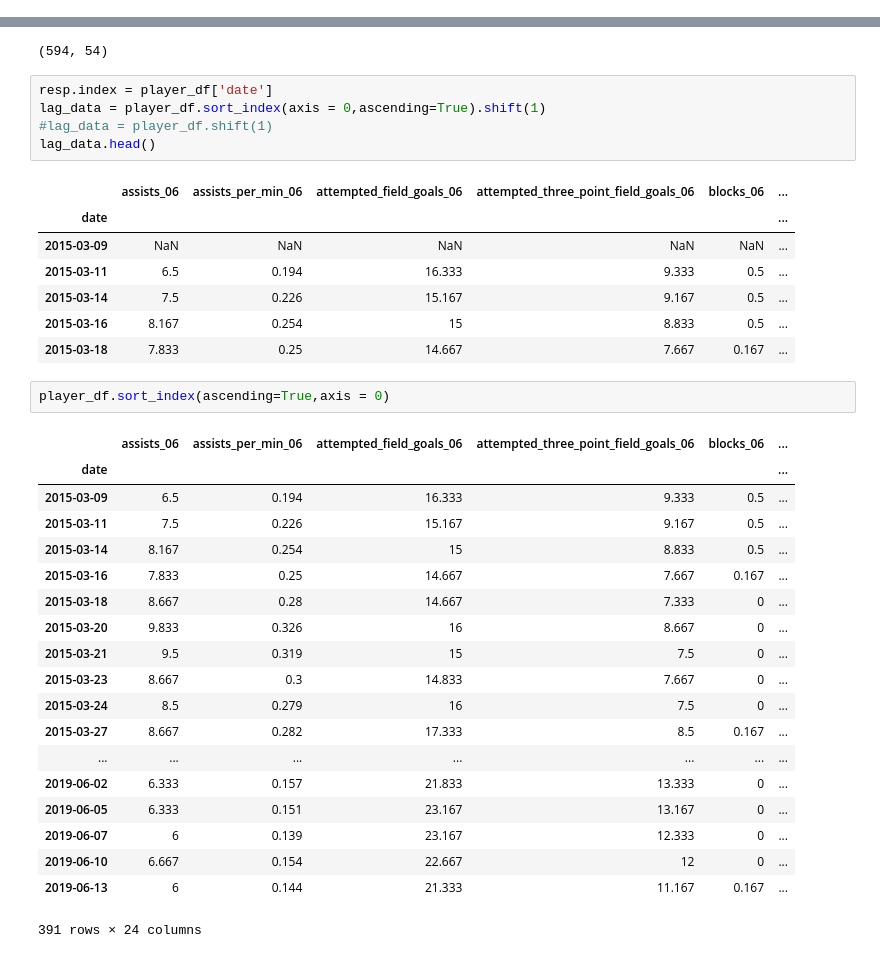
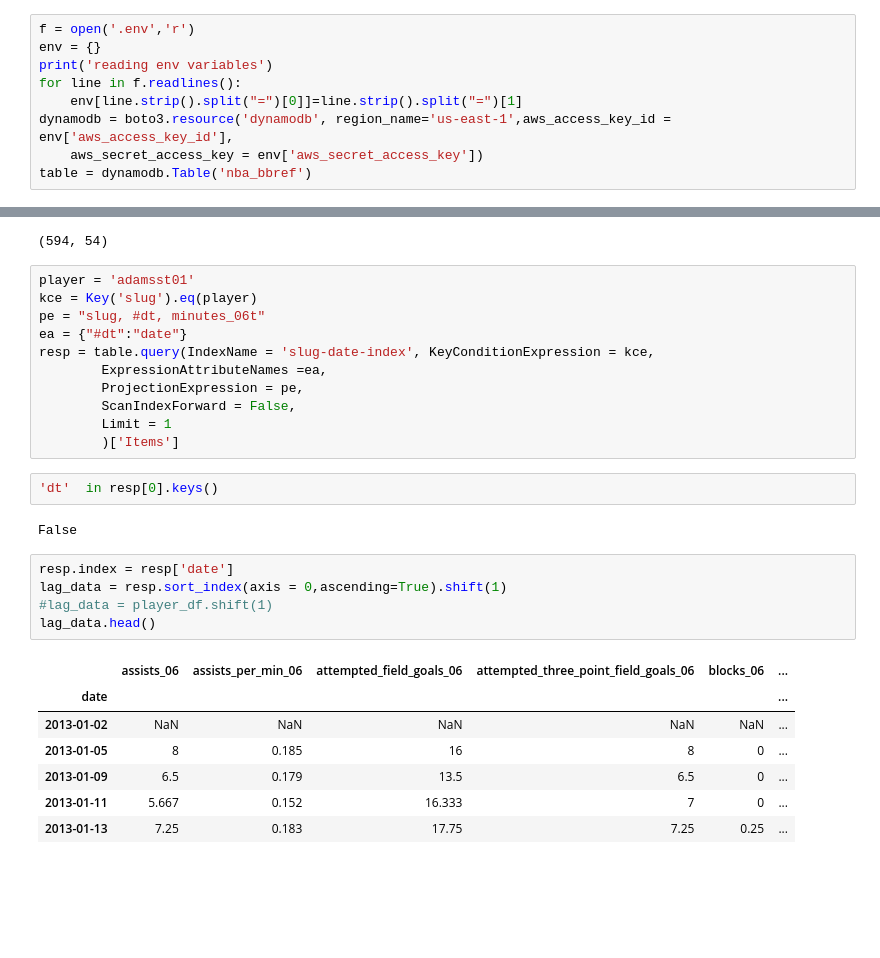
Before and after one commit to shanemulqueen/nba, a Jupyter notebook: model.ipynb, the cells around one changed output, grey strips where cells are left out. Cells and saved outputs as stored; diff of their text form; blank space fills up the shorter version.

```diff
--- a/model.ipynb
+++ b/model.ipynb
@@ -27,3 +27,12 @@ from decimal import Decimal
 from src.cleaner import Cleaner
 import src.fantasy_scoring as fs
 from src.db_helper import DB_helper
+# %%
+f = open('.env','r')
+env = {}
+print('reading env variables')
+for line in f.readlines():
+    env[line.strip().split("=")[0]]=line.strip().split("=")[1]
+dynamodb = boto3.resource('dynamodb', region_name='us-east-1',aws_access_key_id = env['aws_access_key_id'],
+    aws_secret_access_key = env['aws_secret_access_key'])
+table = dynamodb.Table('nba_bbref')
@@ -96,38 +207,31 @@ player_hist = data[data['slug']==slug].iloc[1:,:]
 player_hist.shape
 # %% [output]
 (594, 54)
+# %%
+player = 'adamsst01'
+kce = Key('slug').eq(player)
+pe = "slug, #dt, minutes_06t"
+ea = {"#dt":"date"}
+resp = table.query(IndexName = 'slug-date-index', KeyConditionExpression = kce,
+        ExpressionAttributeNames =ea,
+        ProjectionExpression = pe,
+        ScanIndexForward = False,
+        Limit = 1
+        )['Items']
+# %%
+'dt'  in resp[0].keys()
+# %% [output]
+False
 # %%
-resp.index = player_df['date']
-lag_data = player_df.sort_index(axis = 0,ascending=True).shift(1)
+resp.index = resp['date']
+lag_data = resp.sort_index(axis = 0,ascending=True).shift(1)
 #lag_data = player_df.shift(1)
 lag_data.head()
 # %% [output]
 |  | assists_06 | assists_per_min_06 | attempted_field_goals_06 | attempted_three_point_field_goals_06 | blocks_06 | ... |
 | date |  |  |  |  |  | ... |
-| 2015-03-09 | NaN | NaN | NaN | NaN | NaN | ... |
-| 2015-03-11 | 6.5 | 0.194 | 16.333 | 9.333 | 0.5 | ... |
-| 2015-03-14 | 7.5 | 0.226 | 15.167 | 9.167 | 0.5 | ... |
-| 2015-03-16 | 8.167 | 0.254 | 15 | 8.833 | 0.5 | ... |
-| 2015-03-18 | 7.833 | 0.25 | 14.667 | 7.667 | 0.167 | ... |
+| 2013-01-02 | NaN | NaN | NaN | NaN | NaN | ... |
+| 2013-01-05 | 8 | 0.185 | 16 | 8 | 0 | ... |
+| 2013-01-09 | 6.5 | 0.179 | 13.5 | 6.5 | 0 | ... |
+| 2013-01-11 | 5.667 | 0.152 | 16.333 | 7 | 0 | ... |
+| 2013-01-13 | 7.25 | 0.183 | 17.75 | 7.25 | 0.25 | ... |
-# %%
-player_df.sort_index(ascending=True,axis = 0)
-# %% [output]
-|  | assists_06 | assists_per_min_06 | attempted_field_goals_06 | attempted_three_point_field_goals_06 | blocks_06 | ... |
-| date |  |  |  |  |  | ... |
-| 2015-03-09 | 6.5 | 0.194 | 16.333 | 9.333 | 0.5 | ... |
-| 2015-03-11 | 7.5 | 0.226 | 15.167 | 9.167 | 0.5 | ... |
-| 2015-03-14 | 8.167 | 0.254 | 15 | 8.833 | 0.5 | ... |
-| 2015-03-16 | 7.833 | 0.25 | 14.667 | 7.667 | 0.167 | ... |
-| 2015-03-18 | 8.667 | 0.28 | 14.667 | 7.333 | 0 | ... |
-| 2015-03-20 | 9.833 | 0.326 | 16 | 8.667 | 0 | ... |
-| 2015-03-21 | 9.5 | 0.319 | 15 | 7.5 | 0 | ... |
-| 2015-03-23 | 8.667 | 0.3 | 14.833 | 7.667 | 0 | ... |
-| 2015-03-24 | 8.5 | 0.279 | 16 | 7.5 | 0 | ... |
-| 2015-03-27 | 8.667 | 0.282 | 17.333 | 8.5 | 0.167 | ... |
-| ... | ... | ... | ... | ... | ... | ... |
-| 2019-06-02 | 6.333 | 0.157 | 21.833 | 13.333 | 0 | ... |
-| 2019-06-05 | 6.333 | 0.151 | 23.167 | 13.167 | 0 | ... |
-| 2019-06-07 | 6 | 0.139 | 23.167 | 12.333 | 0 | ... |
-| 2019-06-10 | 6.667 | 0.154 | 22.667 | 12 | 0 | ... |
-| 2019-06-13 | 6 | 0.144 | 21.333 | 11.167 | 0.167 | ... |
-391 rows × 24 columns
```
Also changed, not shown: parts of 13 cells of this notebook, 2 other files.
